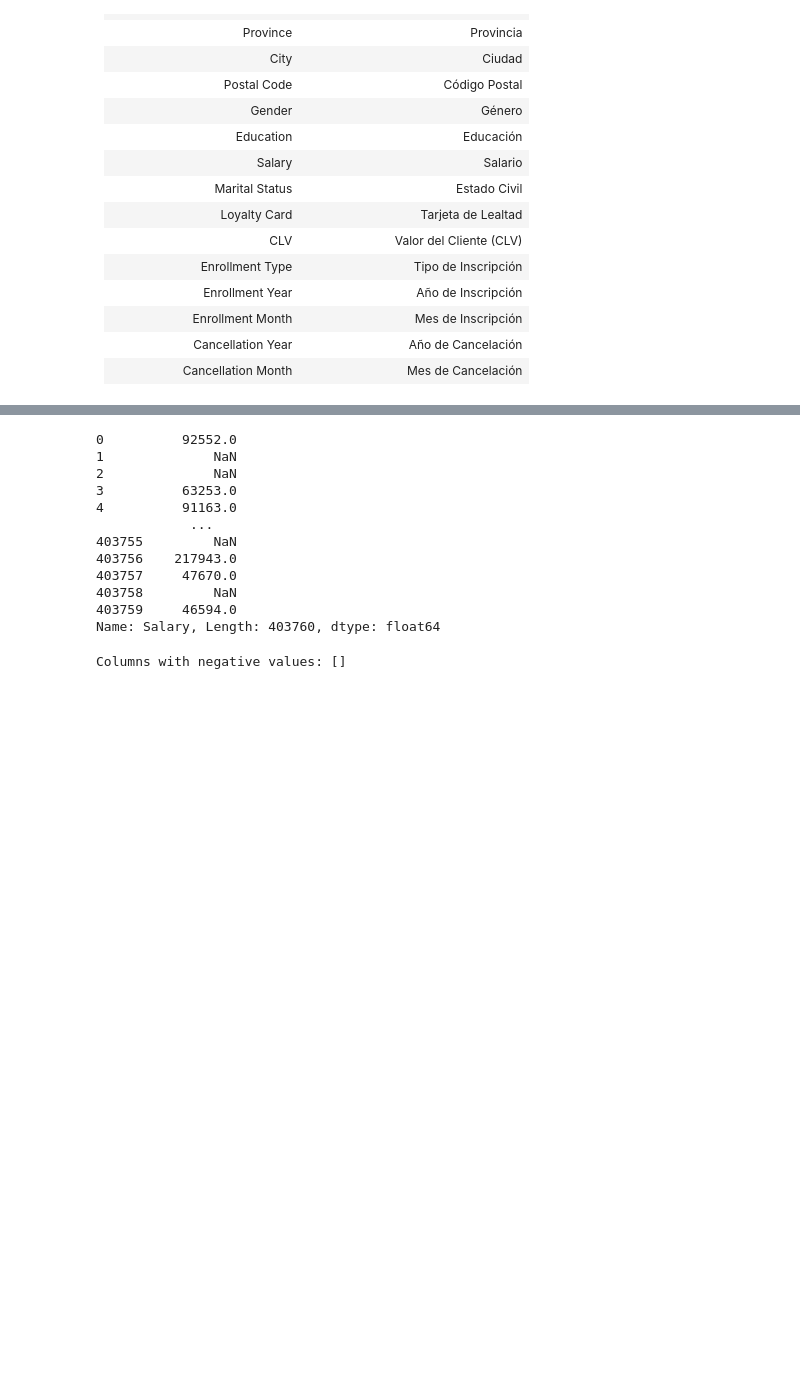
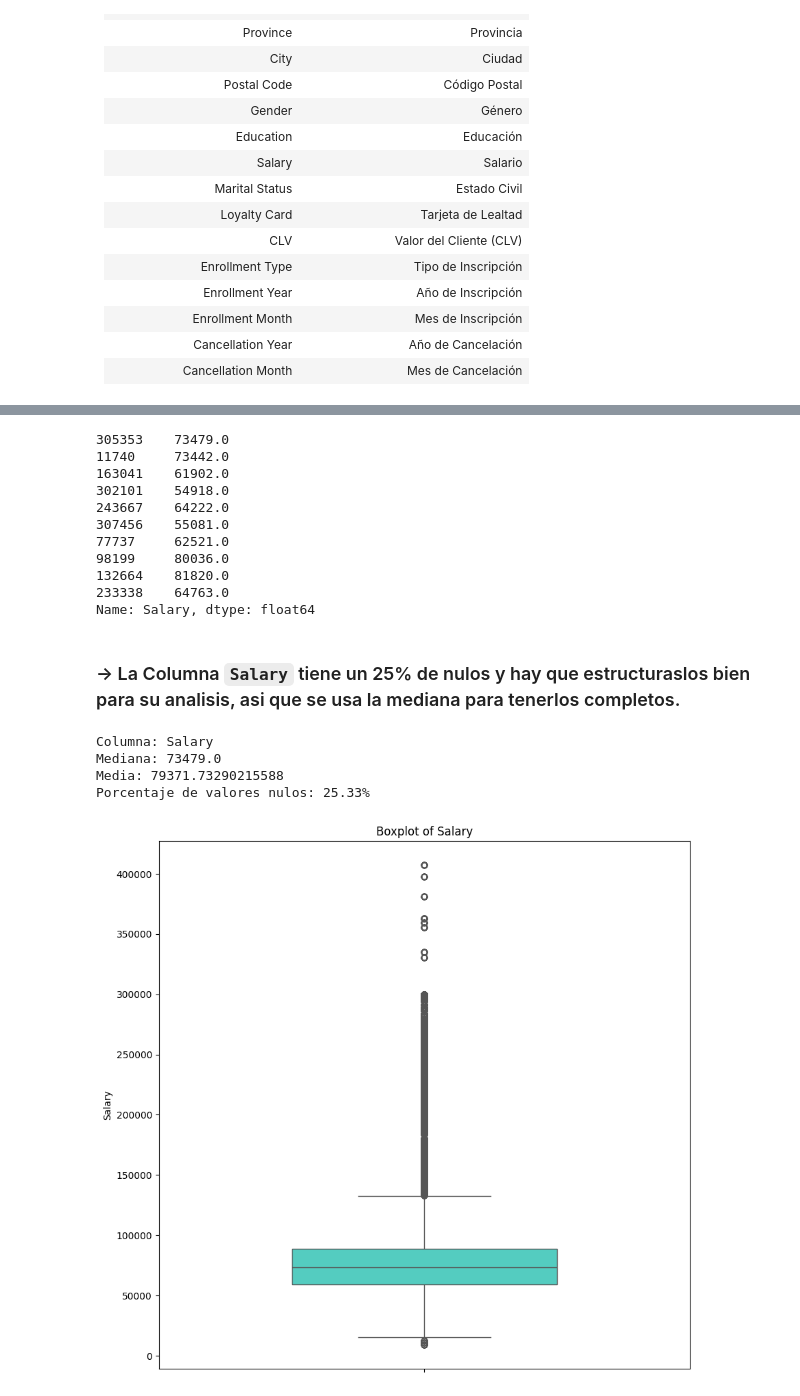
Before and after one commit to Adalab/bda-modulo-3-evaluacion-final-Monikvb, a Jupyter notebook: Limpieza_Datos.ipynb, the cells around one changed output, grey strips where cells are left out. Saved outputs shown, nothing was run; the diff lists cells and outputs as text; code cells hidden in the pictures; blank space fills up the shorter version.

```diff
--- a/Limpieza_Datos.ipynb
+++ b/Limpieza_Datos.ipynb
@@ -77,0 +140,12 @@ df_union.sample(10)
+# %%
+# Diccionario para cambiar los números de los meses a sus nombres en letras
+
+month_map = {
+    1: 'January', 2: 'February', 3: 'March', 4: 'April',
+    5: 'May', 6: 'June', 7: 'July', 8: 'August',
+    9: 'September', 10: 'October', 11: 'November', 12: 'December'
+}
+
+df_union['Month'] = df_union['Month'].map(month_map)
+
+df_union.sample(5)
@@ -172,27 +257,14 @@ df_union['Salary'] = df_union['Salary'].abs()
 # %%
-df_union.Salary
+df_union.Salary.sample(10)
 # %% [output]
-0          92552.0
-1              NaN
-2              NaN
-3          63253.0
-4          91163.0
-            ...
-403755         NaN
-403756    217943.0
-403757     47670.0
-403758         NaN
-403759     46594.0
-Name: Salary, Length: 403760, dtype: float64
+305353    73479.0
+11740     73442.0
+163041    61902.0
+302101    54918.0
+243667    64222.0
+307456    55081.0
+77737     62521.0
+98199     80036.0
+132664    81820.0
+233338    64763.0
+Name: Salary, dtype: float64
-# %%
-# Seleccionar solo las columnas numéricas
-numeric_columns = df_union.select_dtypes(include=['number']).columns
-
-# Encontrar las columnas que tienen valores negativos
-negative_values = (df_union[numeric_columns] < 0).any()
-
-# Mostrar las columnas que contienen valores negativos
-columns_with_negatives = negative_values[negative_values].index.tolist()
-print(f"Columns with negative values: {columns_with_negatives}")
-# %% [output]
-Columns with negative values: []
@@ -198,0 +287,30 @@ Columns with negative values: []
+# %% [markdown]
+### -> La Columna `Salary` tiene un 25% de nulos y hay que estructuraslos bien para su analisis, asi que se usa la mediana para tenerlos completos.
+# %%
+# Llamar a la función para la columna 'salary'
+nulos_salary = metricas_estadisticas(df_union, 'Salary')
+nulos_salary
+# %% [output]
+Columna: Salary
+Mediana: 73479.0
+Media: 79371.73290215588
+Porcentaje de valores nulos: 25.33%
+# %%
+# Crear el subplot con el número de gráficas deseadas en su interior
+fig, ax = plt.subplots(figsize=(10, 10))
+
+# Añadir un boxplot usando el método 'sns.boxplot()'
+sns.boxplot(y="Salary",
+            data=df_union,
+            width=0.5,
+            color="turquoise",
+            ax=ax)
+
+# Añadir título y etiquetas para mayor claridad
+ax.set_title('Boxplot of Salary')
+ax.set_ylabel('Salary')
+
+# Mostrar la gráfica
+plt.show()
+# %% [output]
+[figure, added]
```
Also changed, not shown: parts of 27 cells of this notebook, 4 other files.
